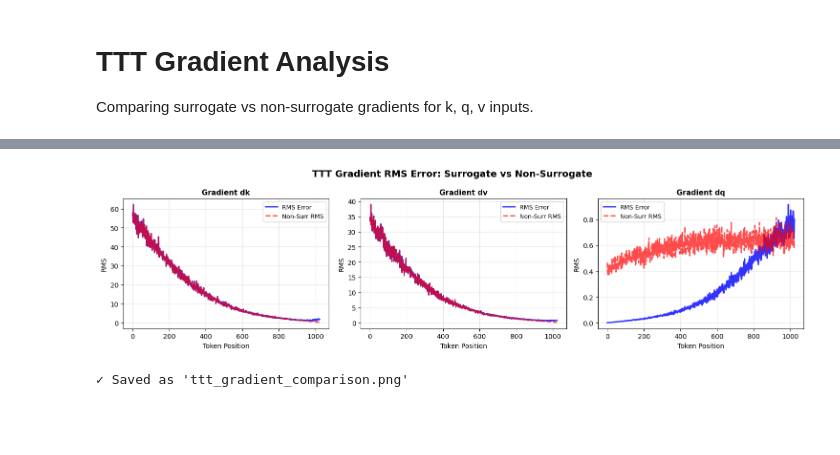
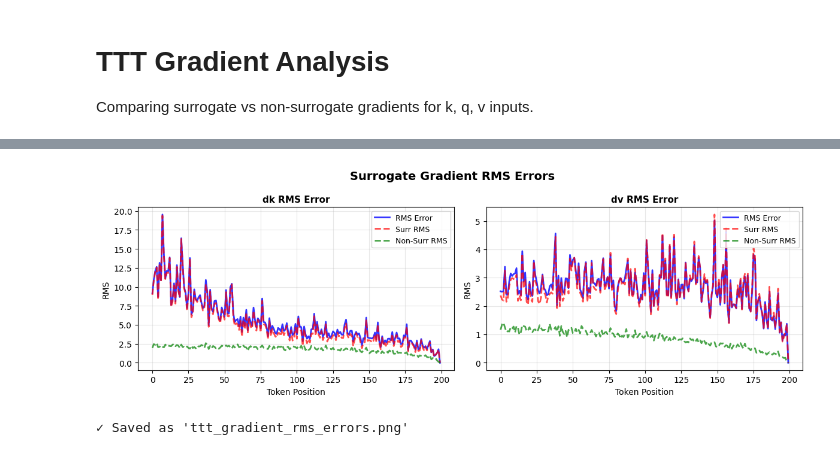
Before and after one commit to Ueaj-Kerman/macrogpt-jax, a Jupyter notebook: ueaj/model/ttt/ttt_gradient_analysis.ipynb, the cells around one changed output, grey strips where cells are left out. Cells and saved outputs as stored; diff of their text form; code cells hidden in the pictures; blank space fills up the shorter version.

```diff
--- a/ueaj/model/ttt/ttt_gradient_analysis.ipynb
+++ b/ueaj/model/ttt/ttt_gradient_analysis.ipynb
@@ -23,12 +17,12 @@ from ueaj.model import GMLP, Einsum, lecun_normal_init
 # %%
 # Config
-model_d, hidden_d = 64, 128
-batch_size, seq_len = 4, 1024
+model_d, hidden_d = 128, 512
+batch_size, seq_len = 1, 200
 seed = 42
 # %%
 # Create models
-model_surr = TTTModel(model_d, hidden_d, GMLP.override(down_proj=Einsum.override(initializer=lecun_normal_init)), surrogate=True, rngs=rng.Rngs(seed))
-model_nonsurr = TTTModel(model_d, hidden_d, GMLP.override(down_proj=Einsum.override(initializer=lecun_normal_init)), surrogate=False, rngs=rng.Rngs(seed))
+model_surr = TTTModel(model_d, hidden_d, GMLP, surrogate=True, rngs=rng.Rngs(seed))
+model_nonsurr = TTTModel(model_d, hidden_d, GMLP, surrogate=False, rngs=rng.Rngs(seed))
 
 # Generate k, q, v directly
 key = jax.random.PRNGKey(123)
@@ -109,23 +153,41 @@ RMS error ranges:
 # %%
-# Plot
-fig, axes = plt.subplots(1, 3, figsize=(15, 4))
-fig.suptitle('TTT Gradient RMS Error: Surrogate vs Non-Surrogate', fontsize=14, fontweight='bold')
+# Plot RMS errors for dk and dv with surrogate and non-surrogate RMS for scale
+rms_k = rms_error_per_token(gk_surr, gk_nonsurr)
+rms_v = rms_error_per_token(gv_surr, gv_nonsurr)
+norm_k_surr = rms_norm_per_token(gk_surr)
+norm_v_surr = rms_norm_per_token(gv_surr)
+norm_k_nonsurr = rms_norm_per_token(gk_nonsurr)
+norm_v_nonsurr = rms_norm_per_token(gv_nonsurr)
+
+fig, axes = plt.subplots(1, 2, figsize=(12, 4))
+fig.suptitle('Surrogate Gradient RMS Errors', fontsize=14, fontweight='bold')
 
 tokens = np.arange(seq_len)
 
-for ax, rms, norm, name in zip(axes, [rms_k, rms_v, rms_q], [norm_k, norm_v, norm_q], ['k', 'v', 'q']):
-    ax.plot(tokens, rms, 'b-', linewidth=2, label='RMS Error', alpha=0.8)
-    ax.plot(tokens, norm, 'r--', linewidth=2, label='Non-Surr RMS', alpha=0.7)
-    ax.set_xlabel('Token Position', fontsize=10)
-    ax.set_ylabel('RMS', fontsize=10)
-    ax.set_title(f'Gradient d{name}', fontsize=11, fontweight='bold')
-    ax.legend(fontsize=9)
-    ax.grid(True, alpha=0.3)
+# dk RMS error
+axes[0].plot(tokens, rms_k, 'b-', linewidth=2, label='RMS Error', alpha=0.8)
+axes[0].plot(tokens, norm_k_surr, 'r--', linewidth=2, label='Surr RMS', alpha=0.7)
+axes[0].plot(tokens, norm_k_nonsurr, 'g--', linewidth=2, label='Non-Surr RMS', alpha=0.7)
+axes[0].set_xlabel('Token Position', fontsize=10)
+axes[0].set_ylabel('RMS', fontsize=10)
+axes[0].set_title('dk RMS Error', fontsize=11, fontweight='bold')
+axes[0].legend(fontsize=9)
+axes[0].grid(True, alpha=0.3)
+
+# dv RMS error
+axes[1].plot(tokens, rms_v, 'b-', linewidth=2, label='RMS Error', alpha=0.8)
+axes[1].plot(tokens, norm_v_surr, 'r--', linewidth=2, label='Surr RMS', alpha=0.7)
+axes[1].plot(tokens, norm_v_nonsurr, 'g--', linewidth=2, label='Non-Surr RMS', alpha=0.7)
+axes[1].set_xlabel('Token Position', fontsize=10)
+axes[1].set_ylabel('RMS', fontsize=10)
+axes[1].set_title('dv RMS Error', fontsize=11, fontweight='bold')
+axes[1].legend(fontsize=9)
+axes[1].grid(True, alpha=0.3)
 
 plt.tight_layout()
-plt.savefig('ttt_gradient_comparison.png', dpi=150, bbox_inches='tight')
+plt.savefig('ttt_gradient_rms_errors.png', dpi=150, bbox_inches='tight')
 plt.show()
-print("✓ Saved as 'ttt_gradient_comparison.png'")
+print("✓ Saved as 'ttt_gradient_rms_errors.png'")
 # %% [output]
-[figure, old version]
+[figure, new version]
-✓ Saved as 'ttt_gradient_comparison.png'
+✓ Saved as 'ttt_gradient_rms_errors.png'
```
Also changed, not shown: parts of 7 cells of this notebook, 1 other file.
